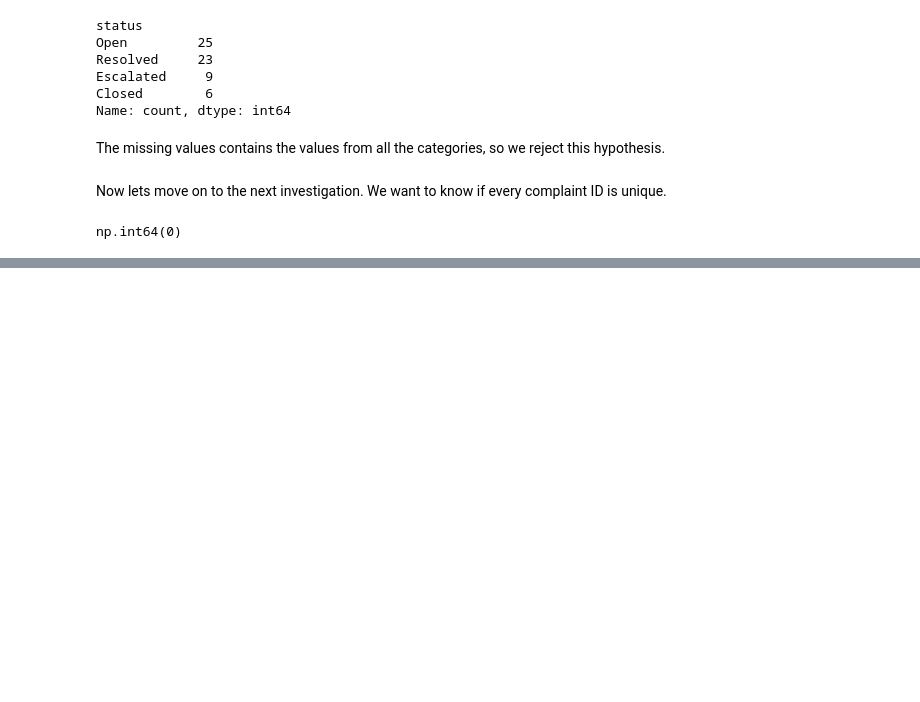
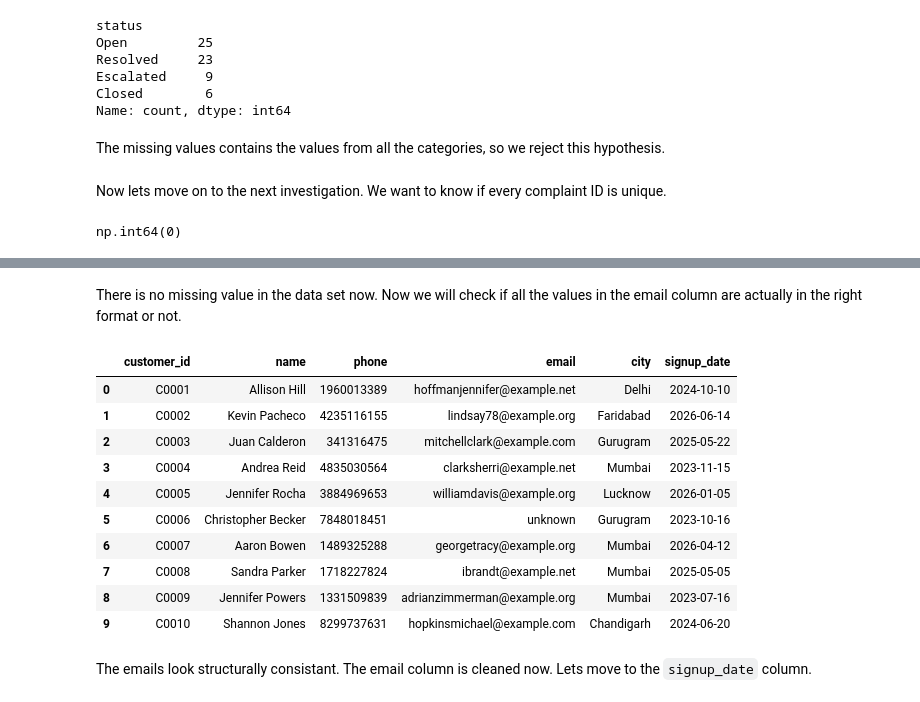
Before and after one commit to Namishkaushik/Projects, a Jupyter notebook: Project-4 Vulcan/clean_data.ipynb, the cells around one changed output, grey strips where cells are left out. Cells and saved outputs as stored; diff of their text form; code cells hidden in the pictures; blank space fills up the shorter version.

```diff
--- a/Project-4 Vulcan/clean_data.ipynb
+++ b/Project-4 Vulcan/clean_data.ipynb
@@ -136,0 +331,18 @@ Lets check the
+# %% [markdown]
+There is no missing value in the data set now. Now we will check if all the values in the email column are actually in the right format or not.
+# %%
+customers_clean.head(10)
+# %% [output]
+|  | customer_id | name | phone | email | city | signup_date |
+| 0 | C0001 | Allison Hill | 1960013389 | hoffmanjennifer@example.net | Delhi | 2024-10-10 |
+| 1 | C0002 | Kevin Pacheco | 4235116155 | lindsay78@example.org | Faridabad | 2026-06-14 |
+| 2 | C0003 | Juan Calderon | 341316475 | mitchellclark@example.com | Gurugram | 2025-05-22 |
+| 3 | C0004 | Andrea Reid | 4835030564 | clarksherri@example.net | Mumbai | 2023-11-15 |
+| 4 | C0005 | Jennifer Rocha | 3884969653 | williamdavis@example.org | Lucknow | 2026-01-05 |
+| 5 | C0006 | Christopher Becker | 7848018451 | unknown | Gurugram | 2023-10-16 |
+| 6 | C0007 | Aaron Bowen | 1489325288 | georgetracy@example.org | Mumbai | 2026-04-12 |
+| 7 | C0008 | Sandra Parker | 1718227824 | ibrandt@example.net | Mumbai | 2025-05-05 |
+| 8 | C0009 | Jennifer Powers | 1331509839 | adrianzimmerman@example.org | Mumbai | 2023-07-16 |
+| 9 | C0010 | Shannon Jones | 8299737631 | hopkinsmichael@example.com | Chandigarh | 2024-06-20 |
+# %% [markdown]
+The emails look structurally consistant. The email column is cleaned now. Lets move to the `signup_date` column.
```
Also changed, not shown: parts of 30 cells of this notebook.
